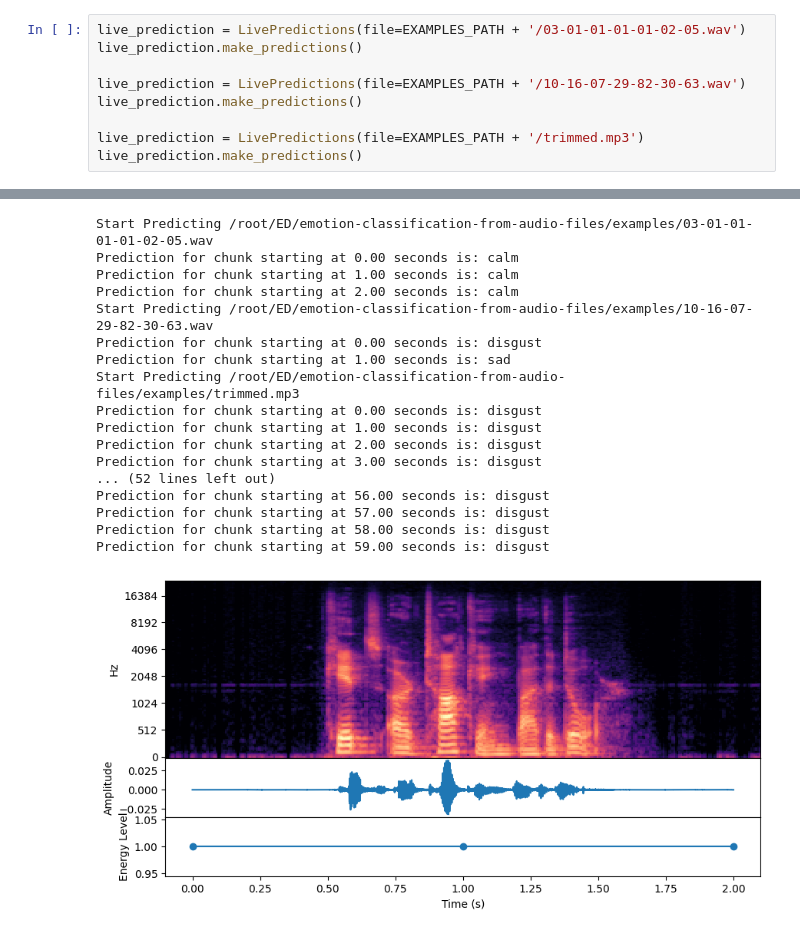
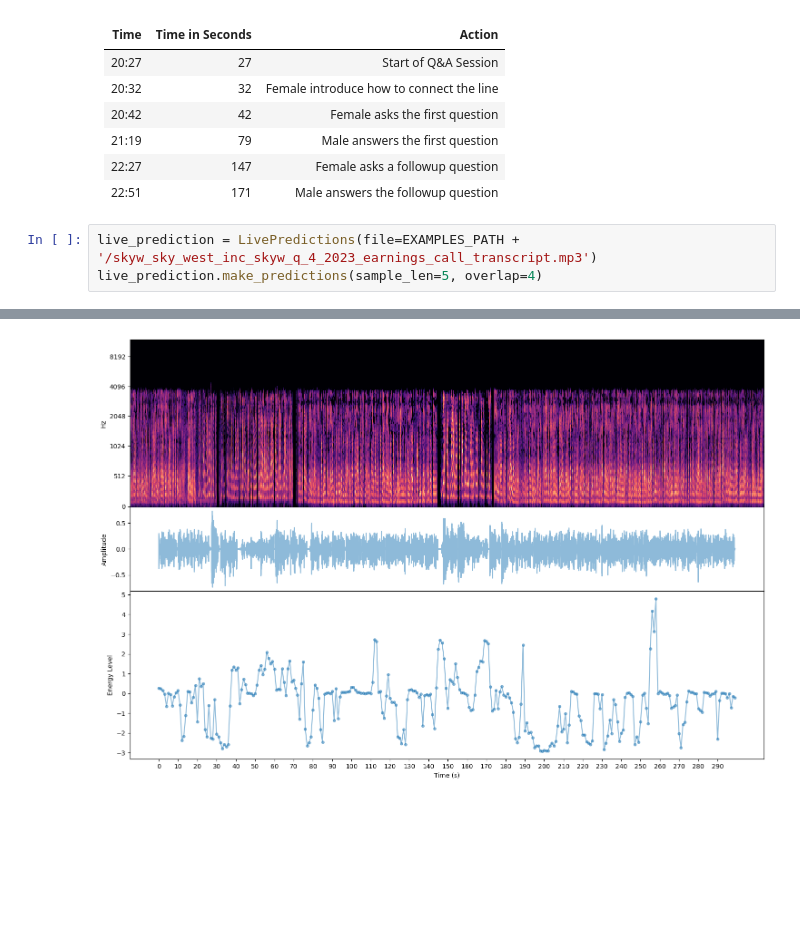
Before and after one commit to AGinW-TR/emotion-classification-from-audio-files, a Jupyter notebook: inference.ipynb, the cells around one changed output, grey strips where cells are left out. Cells and saved outputs as stored; diff of their text form; blank space fills up the shorter version.

```diff
--- a/inference.ipynb
+++ b/inference.ipynb
@@ -129,13 +159,16 @@ class LivePredictions:
             if int(key) == pred:
                 label = value
         return label
+# %% [markdown]
+| Time  | Time in Seconds    |  Action                                 |
+|:-------:|:--------------------:|:-----------------------------------------:|
+|20:27  |      27            | Start of Q&A Session                    |
+|20:32  |      32            |Female introduce how to connect the line |
+|20:42  |      42            |Female asks the first question           |
+|21:19  |      79            |Male answers the first question          |
+|22:27  |      147           |Female asks a followup question          |
+|22:51  |      171           |Male answers the followup question       |
 # %%
-live_prediction = LivePredictions(file=EXAMPLES_PATH + '/03-01-01-01-01-02-05.wav')
-live_prediction.make_predictions()
-
-live_prediction = LivePredictions(file=EXAMPLES_PATH + '/10-16-07-29-82-30-63.wav')
-live_prediction.make_predictions()
-
-live_prediction = LivePredictions(file=EXAMPLES_PATH + '/trimmed.mp3')
-live_prediction.make_predictions()
+live_prediction = LivePredictions(file=EXAMPLES_PATH + '/skyw_sky_west_inc_skyw_q_4_2023_earnings_call_transcript.mp3')
+live_prediction.make_predictions(sample_len=5, overlap=4)
 # %% [output]
@@ -145,18 +176 @@ Skipping registering GPU devices...
-Start Predicting /root/ED/emotion-classification-from-audio-files/examples/03-01-01-01-01-02-05.wav
-Prediction for chunk starting at 0.00 seconds is: calm
-Prediction for chunk starting at 1.00 seconds is: calm
-Prediction for chunk starting at 2.00 seconds is: calm
-Start Predicting /root/ED/emotion-classification-from-audio-files/examples/10-16-07-29-82-30-63.wav
-Prediction for chunk starting at 0.00 seconds is: disgust
-Prediction for chunk starting at 1.00 seconds is: sad
-Start Predicting /root/ED/emotion-classification-from-audio-files/examples/trimmed.mp3
-Prediction for chunk starting at 0.00 seconds is: disgust
-Prediction for chunk starting at 1.00 seconds is: disgust
-Prediction for chunk starting at 2.00 seconds is: disgust
-Prediction for chunk starting at 3.00 seconds is: disgust
-... (52 lines left out)
-Prediction for chunk starting at 56.00 seconds is: disgust
-Prediction for chunk starting at 57.00 seconds is: disgust
-Prediction for chunk starting at 58.00 seconds is: disgust
-Prediction for chunk starting at 59.00 seconds is: disgust
-[figure, old version]
+[figure, new version]
```
Also changed, not shown: parts of 6 cells of this notebook, 2 other files.
